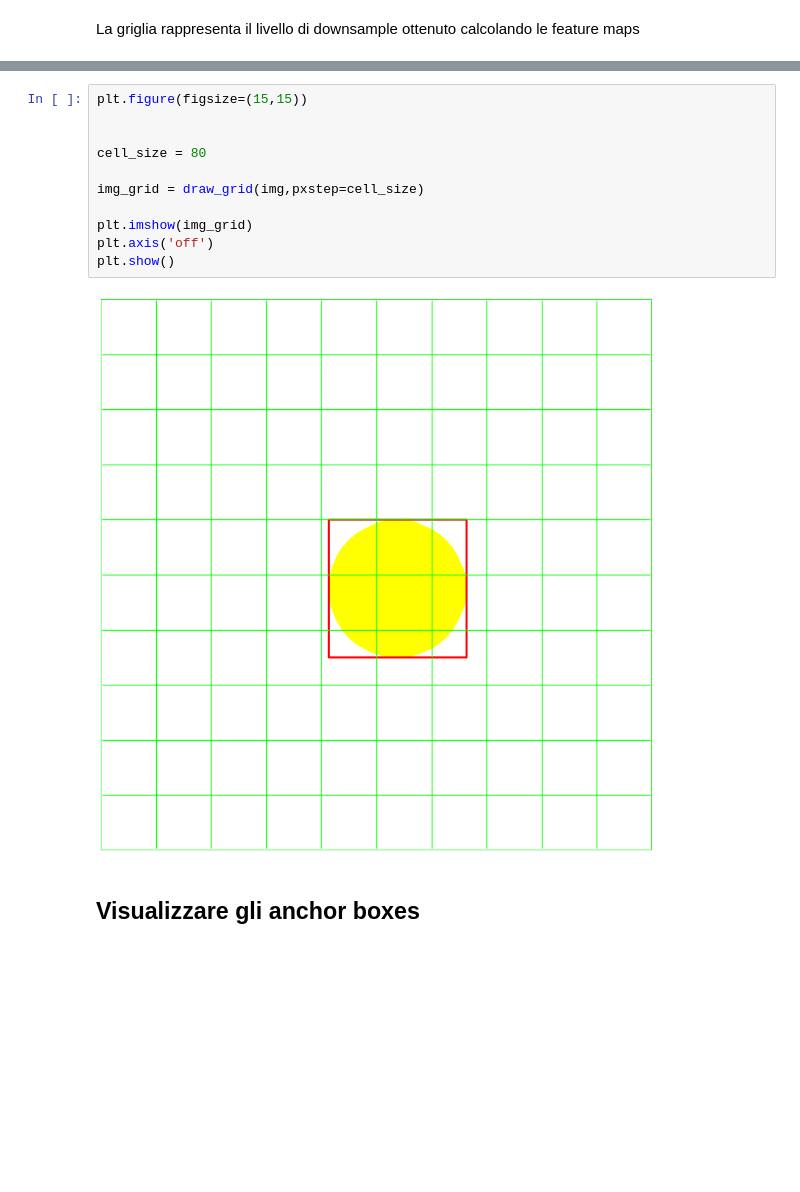
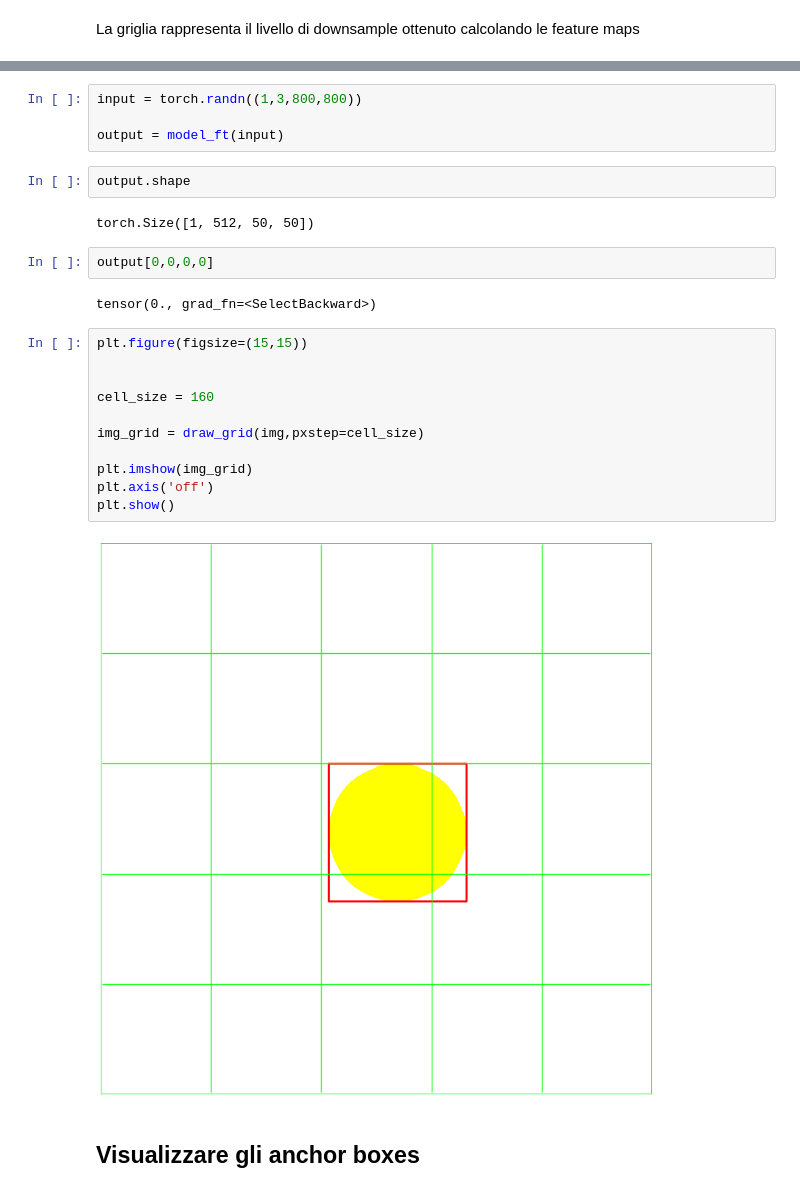
Before and after one commit to gmanco/cv_notebooks, a Jupyter notebook: 8a.Object_Detection.ipynb, the cells around one changed output, grey strips where cells are left out. Drawn from its saved outputs; the diff is of its cells as text; blank space fills up the shorter version.

```diff
--- a/8a.Object_Detection.ipynb
+++ b/8a.Object_Detection.ipynb
@@ -68,16 +94,28 @@ La griglia rappresenta il livello di downsample ottenuto calcolando le feature m
+# %%
+input = torch.randn((1,3,800,800))
+
+output = model_ft(input)
+# %%
+output.shape
+# %% [output]
+torch.Size([1, 512, 50, 50])
+# %%
+output[0,0,0,0]
+# %% [output]
+tensor(0., grad_fn=<SelectBackward>)
 # %%
 plt.figure(figsize=(15,15))
 
 
-cell_size = 80
+cell_size = 160
 
 img_grid = draw_grid(img,pxstep=cell_size)
 
 plt.imshow(img_grid)
 plt.axis('off')
 plt.show()
 # %% [output]
-[figure, old version]
+[figure, new version]
 # %% [markdown]
 ## Visualizzare gli anchor boxes
 # %% [markdown]
```
Also changed, not shown: parts of 6 cells of this notebook, 7 other files.
